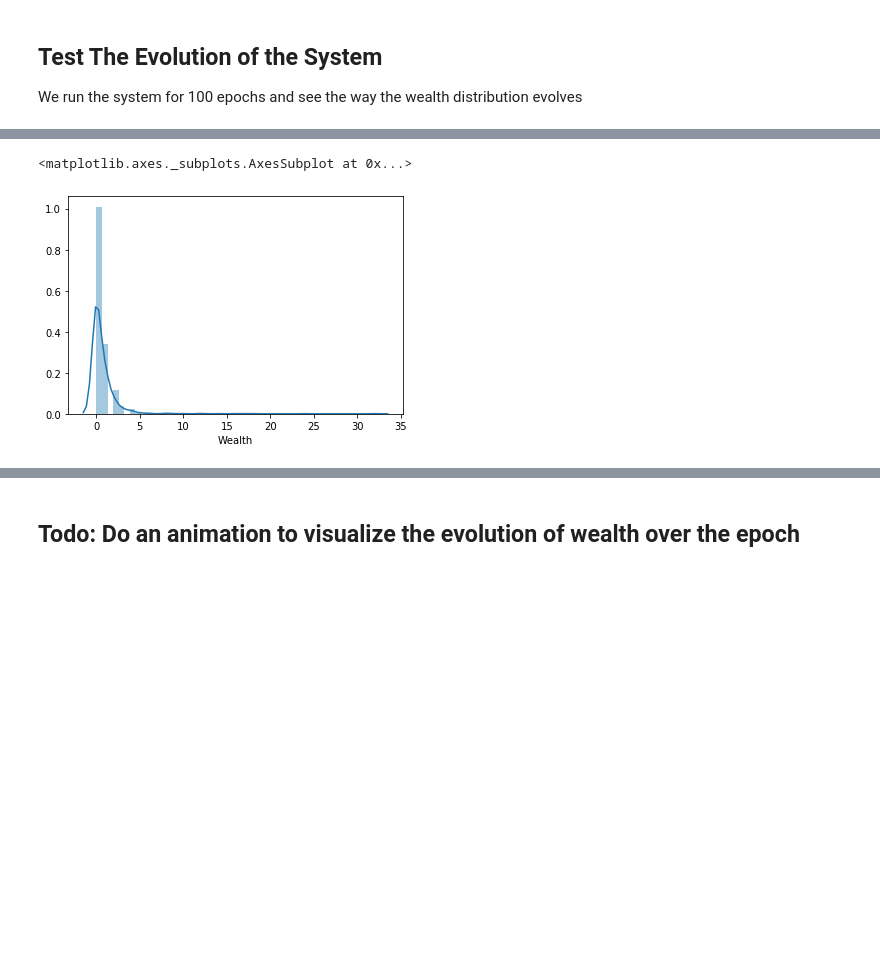
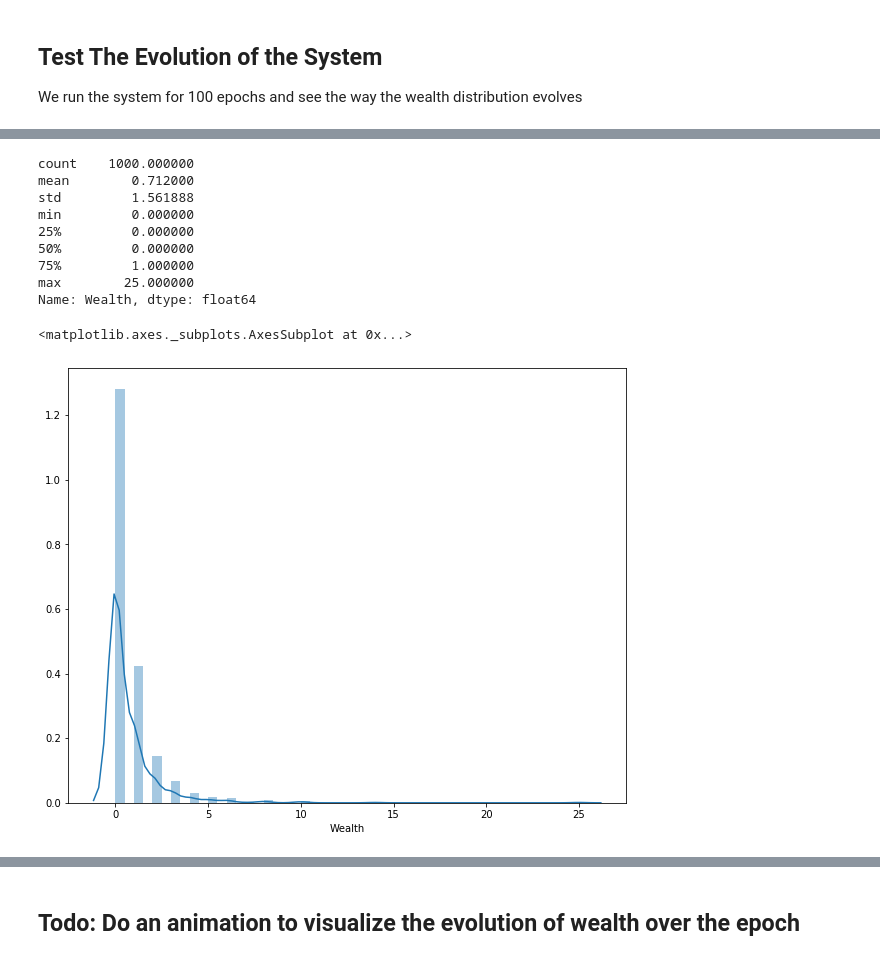
Before and after one commit to JSeam2/AbilityWealthModelling, a Jupyter notebook: Ability Wealth Modelling.ipynb, the cells around one changed output, grey strips where cells are left out. Drawn from its saved outputs; the diff is of its cells as text; code cells hidden in the pictures; blank space fills up the shorter version.

```diff
--- a/Ability Wealth Modelling.ipynb
+++ b/Ability Wealth Modelling.ipynb
@@ -85,6 +99,20 @@ We get a power law looking like distribution. Interesting !!
 # %%
 pd_wealth = pd.Series(wealth, name="Wealth")
-sns.distplot(pd_wealth)
+
+pd_wealth.describe()
 # %% [output]
-<matplotlib.axes._subplots.AxesSubplot at 0x...>
+count    1000.000000
+mean        0.712000
+std         1.561888
+min         0.000000
+25%         0.000000
+50%         0.000000
+75%         1.000000
+max        25.000000
+Name: Wealth, dtype: float64
-[figure, removed]
+# %%
+plt.figure(figsize=(10,8))
+sns.distplot(pd_wealth)
+# %% [output]
+<matplotlib.axes._subplots.AxesSubplot at 0x...>
+[figure, added]
```
Also changed, not shown: parts of 14 cells of this notebook, 1 other file.
